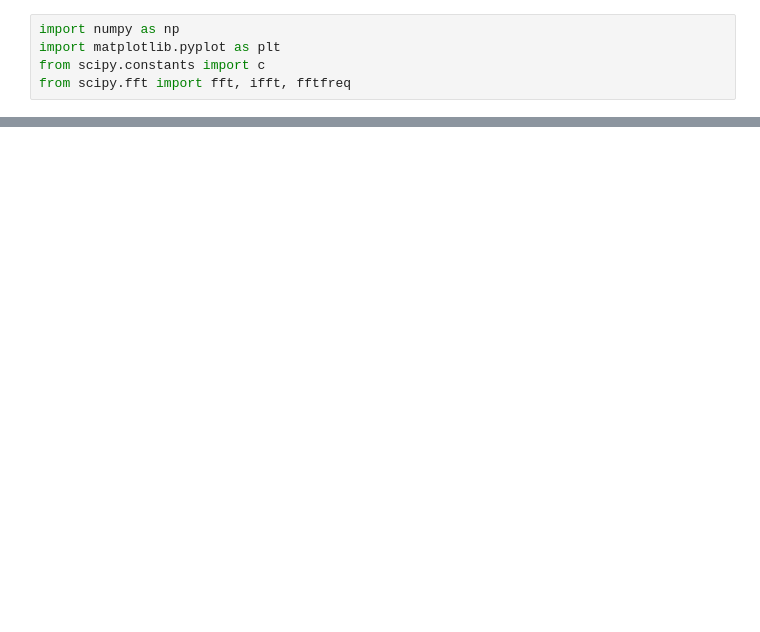
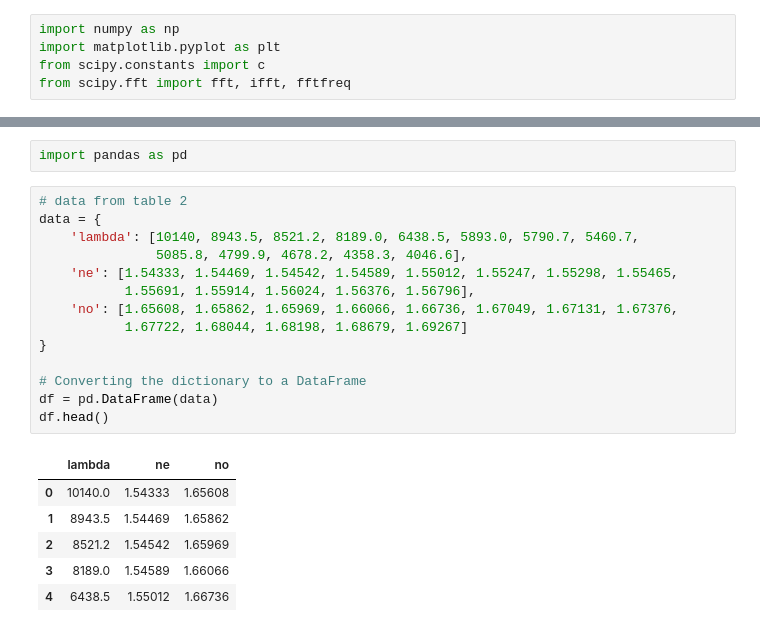
Before and after one commit to oscars47/SolidState, a Jupyter notebook: proj.ipynb, the cells around one changed output, grey strips where cells are left out. Saved outputs shown, nothing was run; the diff lists cells and outputs as text; blank space fills up the shorter version.

```diff
--- a/proj.ipynb
+++ b/proj.ipynb
@@ -95,0 +87,23 @@ plt.show()
+# %%
+import pandas as pd
+# %%
+# data from table 2
+data = {
+    'lambda': [10140, 8943.5, 8521.2, 8189.0, 6438.5, 5893.0, 5790.7, 5460.7,
+               5085.8, 4799.9, 4678.2, 4358.3, 4046.6],
+    'ne': [1.54333, 1.54469, 1.54542, 1.54589, 1.55012, 1.55247, 1.55298, 1.55465,
+           1.55691, 1.55914, 1.56024, 1.56376, 1.56796],
+    'no': [1.65608, 1.65862, 1.65969, 1.66066, 1.66736, 1.67049, 1.67131, 1.67376,
+           1.67722, 1.68044, 1.68198, 1.68679, 1.69267]
+}
+
+# Converting the dictionary to a DataFrame
+df = pd.DataFrame(data)
+df.head()
+# %% [output]
+|  | lambda | ne | no |
+| 0 | 10140.0 | 1.54333 | 1.65608 |
+| 1 | 8943.5 | 1.54469 | 1.65862 |
+| 2 | 8521.2 | 1.54542 | 1.65969 |
+| 3 | 8189.0 | 1.54589 | 1.66066 |
+| 4 | 6438.5 | 1.55012 | 1.66736 |
```
Also changed, not shown: parts of 17 cells of this notebook, 4 other files.
